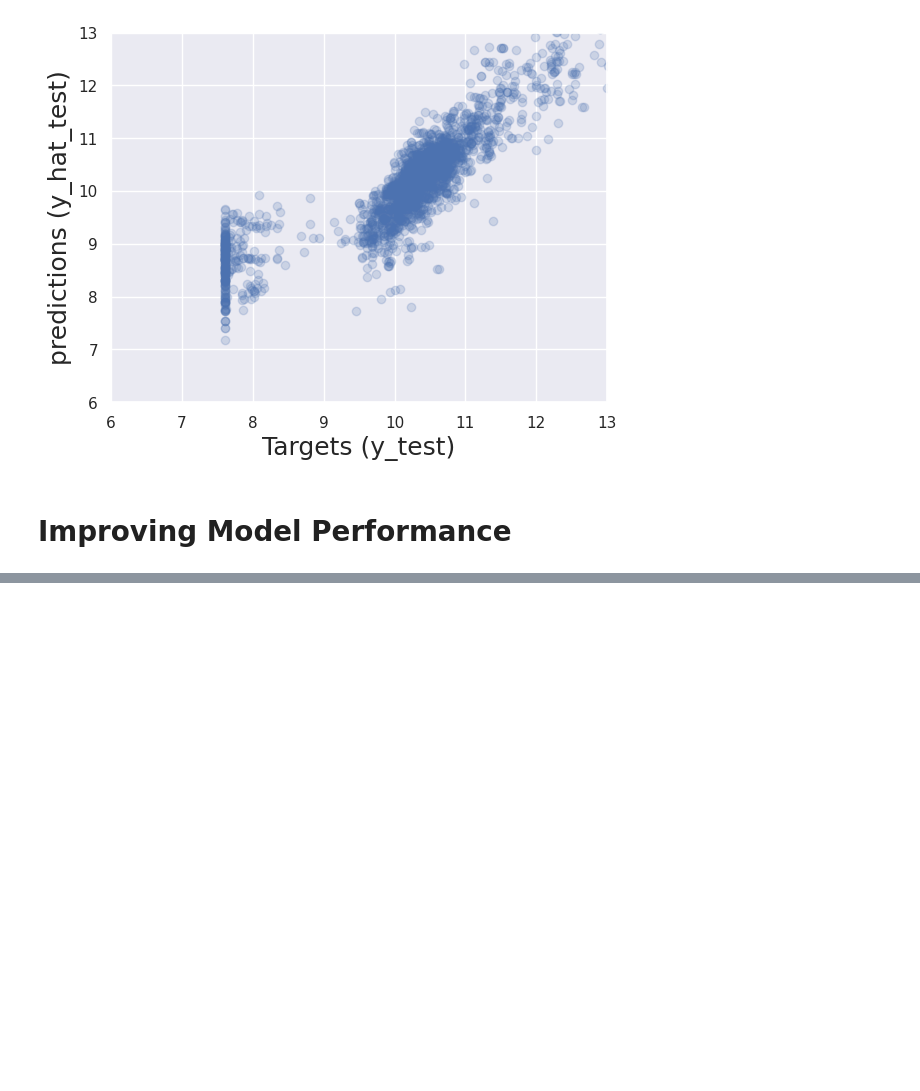
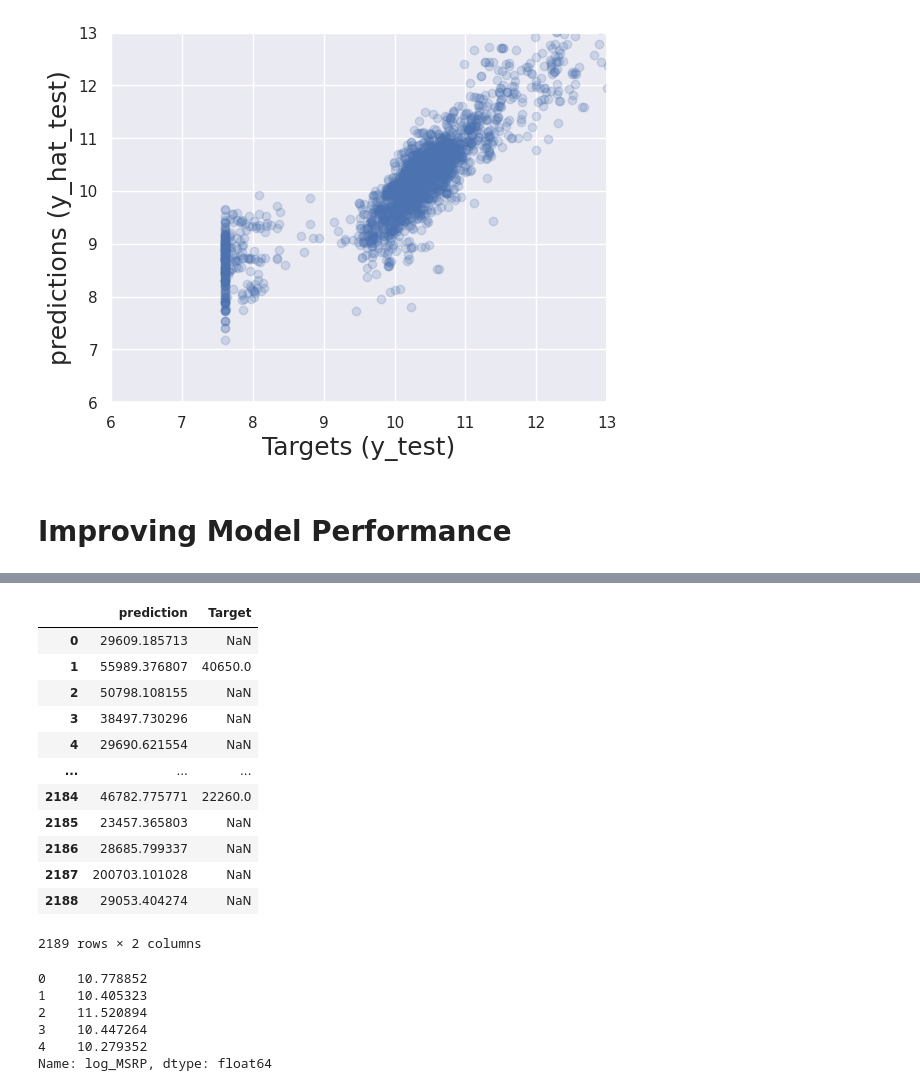
Before and after one commit to justinejoka/Scikit_learn_Car_Prediction, a Jupyter notebook: car-price-prediction-with-scikit-learn.ipynb, the cells around one changed output, grey strips where cells are left out. Drawn from its saved outputs; the diff is of its cells as text; code cells hidden in the pictures; blank space fills up the shorter version.

```diff
--- a/car-price-prediction-with-scikit-learn.ipynb
+++ b/car-price-prediction-with-scikit-learn.ipynb
@@ -599,3 +599,6 @@ plt.show()
 [figure]
 # %% [markdown]
 # Improving Model Performance
+# %%
+df_pf = pd.DataFrame(np.exp(y_hat_test), columns=['prediction'])
+df_pf.head()
@@ -601,0 +612,27 @@ plt.show()
+# %%
+df_pf['Target'] = np.exp(y_test)
+df_pf
+# %% [output]
+|  | prediction | Target |
+| 0 | 29609.185713 | NaN |
+| 1 | 55989.376807 | 40650.0 |
+| 2 | 50798.108155 | NaN |
+| 3 | 38497.730296 | NaN |
+| 4 | 29690.621554 | NaN |
+| ... | ... | ... |
+| 2184 | 46782.775771 | 22260.0 |
+| 2185 | 23457.365803 | NaN |
+| 2186 | 28685.799337 | NaN |
+| 2187 | 200703.101028 | NaN |
+| 2188 | 29053.404274 | NaN |
+2189 rows × 2 columns
+# %%
+y_test = y_test.reset_index(drop=True)
+y_test.head()
+# %% [output]
+0    10.778852
+1    10.405323
+2    11.520894
+3    10.447264
+4    10.279352
+Name: log_MSRP, dtype: float64
```
Also changed, not shown: parts of 7 cells of this notebook.
